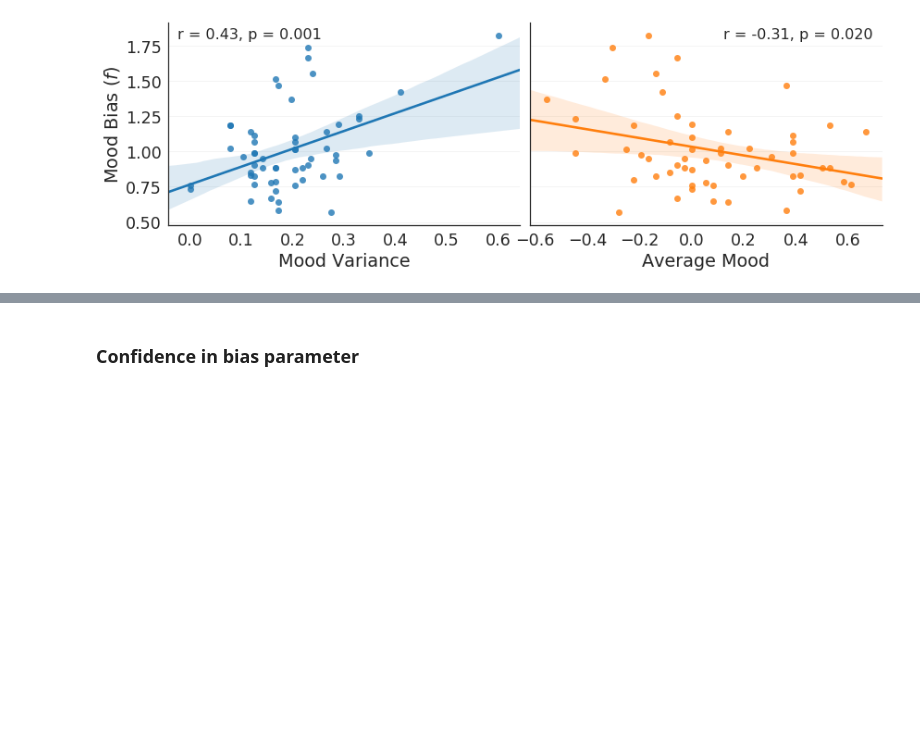
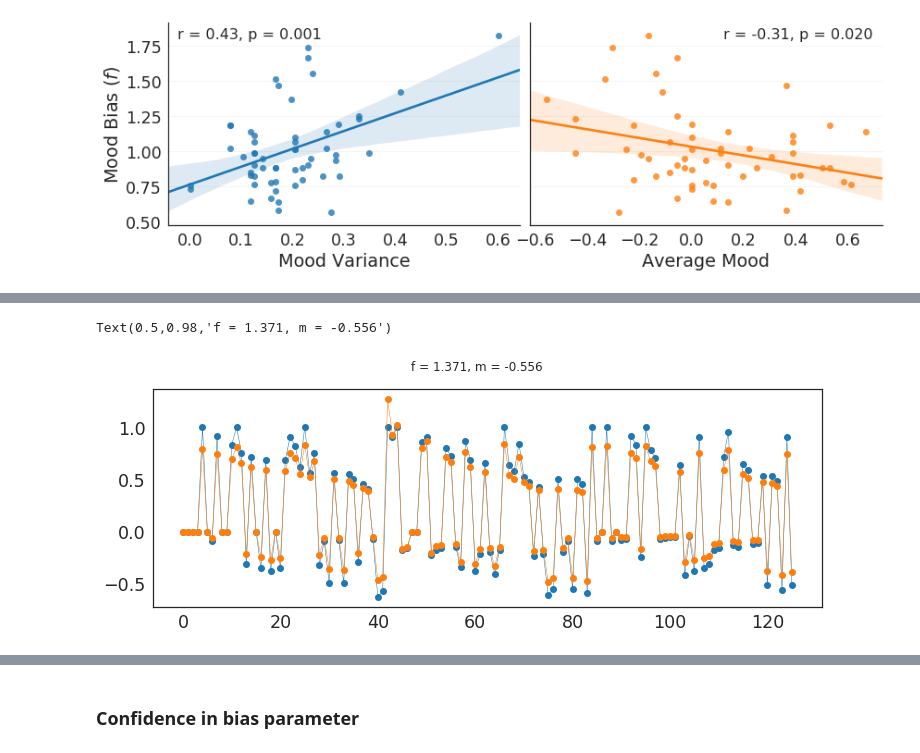
Before and after one commit to szorowi1/pni-rotations, a Jupyter notebook: 5_centeredRL.ipynb, the cells around one changed output, grey strips where cells are left out. Drawn from its saved outputs; the diff is of its cells as text; code cells hidden in the pictures; blank space fills up the shorter version.

```diff
--- a/5_centeredRL.ipynb
+++ b/5_centeredRL.ipynb
@@ -457,0 +513,13 @@ plt.tight_layout()
+# %%
+fig, ax = plt.subplots(1,1,figsize=(12,4))
+
+i = 0
+f = np.median(fit['f'], axis=0)[i]
+m = fit['M'].reshape(fit['N'], 9).mean(axis=-1)[i]
+
+ax.plot(np.arange(126), RPE[0,i].flatten(), marker='o', lw=0.5)
+ax.plot(np.arange(126), RPE[1,i].flatten(), marker='o', lw=0.5)
+fig.suptitle('f = %0.3f, m = %0.3f' %(f,m))
+# %% [output]
+Text(0.5,0.98,'f = 1.371, m = -0.556')
+[figure, added]
```
Also changed, not shown: parts of 9 cells of this notebook, 5 other files.
